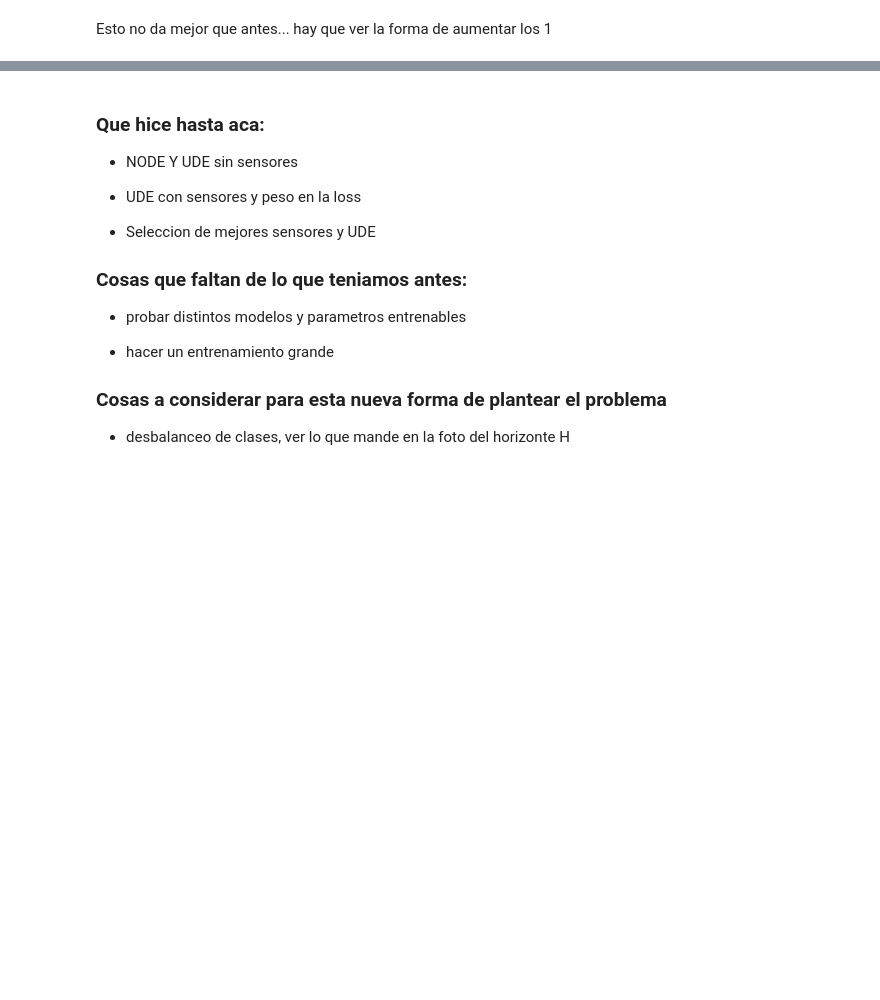
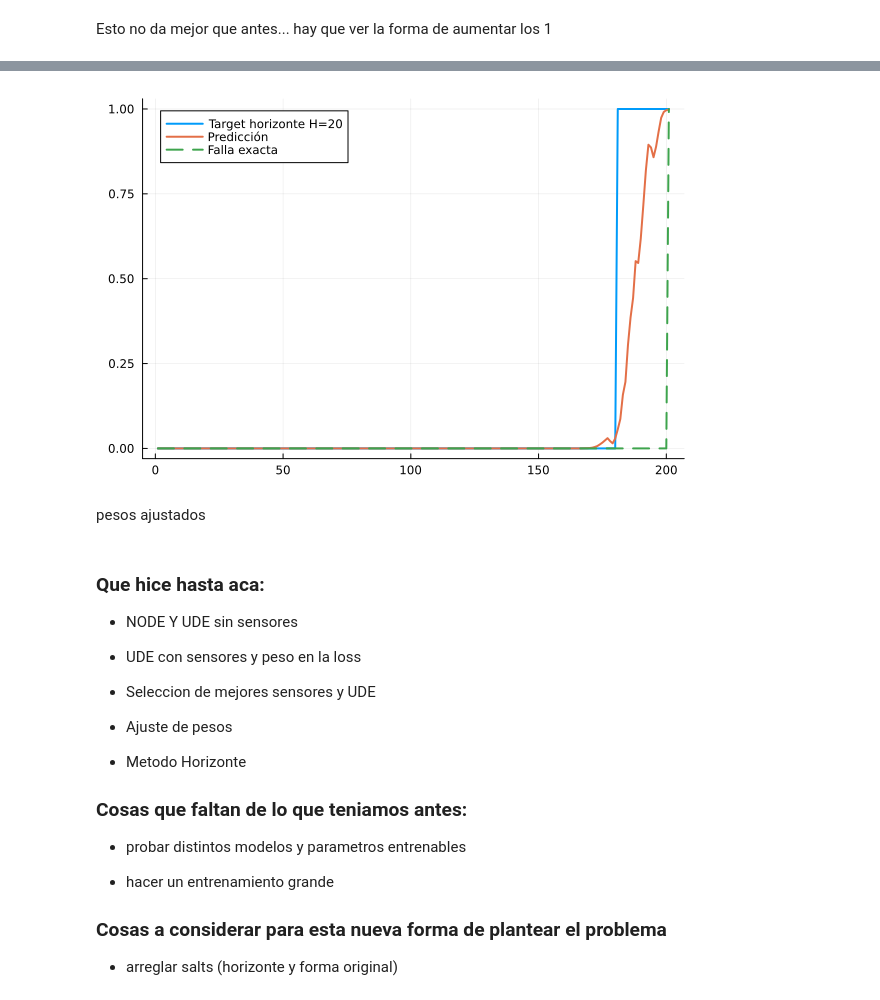
Before and after one commit to SoutoSebastian/TP-DegradacionDeMotores, a Jupyter notebook: mi_entorno/degradacion2.ipynb, the cells around one changed output, grey strips where cells are left out. Saved outputs shown, nothing was run; the diff lists cells and outputs as text; code cells hidden in the pictures; blank space fills up the shorter version.

```diff
--- a/mi_entorno/degradacion2.ipynb
+++ b/mi_entorno/degradacion2.ipynb
@@ -1338,3 +1735,40 @@ Esto no da mejor que antes... hay que ver la forma de aumentar los 1
+# %%
+traj_plot = test_trajs[1]
+
+pred = predict_traj_sensors(
+    p_trained_ude_sensors,
+    traj_plot
+)
+
+p = plot(
+    traj_plot.t,
+    traj_plot.y,
+    label="Target horizonte H=$H",
+    linewidth=2
+)
+
+plot!(
+    p,
+    traj_plot.t,
+    pred,
+    label="Predicción",
+    linewidth=2
+)
+
+plot!(
+    p,
+    traj_plot.t,
+    traj_plot.y_exact,
+    label="Falla exacta",
+    linewidth=2,
+    linestyle=:dash
+)
+
+p
+# %% [output]
+[figure, added]
+# %% [markdown]
+pesos ajustados
 # %% [markdown]
 ### Que hice hasta aca:
 
@@ -1344,6 +1778,10 @@ Esto no da mejor que antes... hay que ver la forma de aumentar los 1
 
 + Seleccion de mejores sensores y UDE
 
++ Ajuste de pesos
+
++ Metodo Horizonte
+
 ### Cosas que faltan de lo que teniamos antes:
 
 + probar distintos modelos y parametros entrenables
@@ -1352,4 +1790,4 @@ Esto no da mejor que antes... hay que ver la forma de aumentar los 1
 
 ### Cosas a considerar para esta nueva forma de plantear el problema
 
-+ desbalanceo de clases, ver lo que mande en la foto del horizonte H
++ arreglar salts (horizonte y forma original)
```
Also changed, not shown: parts of 22 cells of this notebook.
